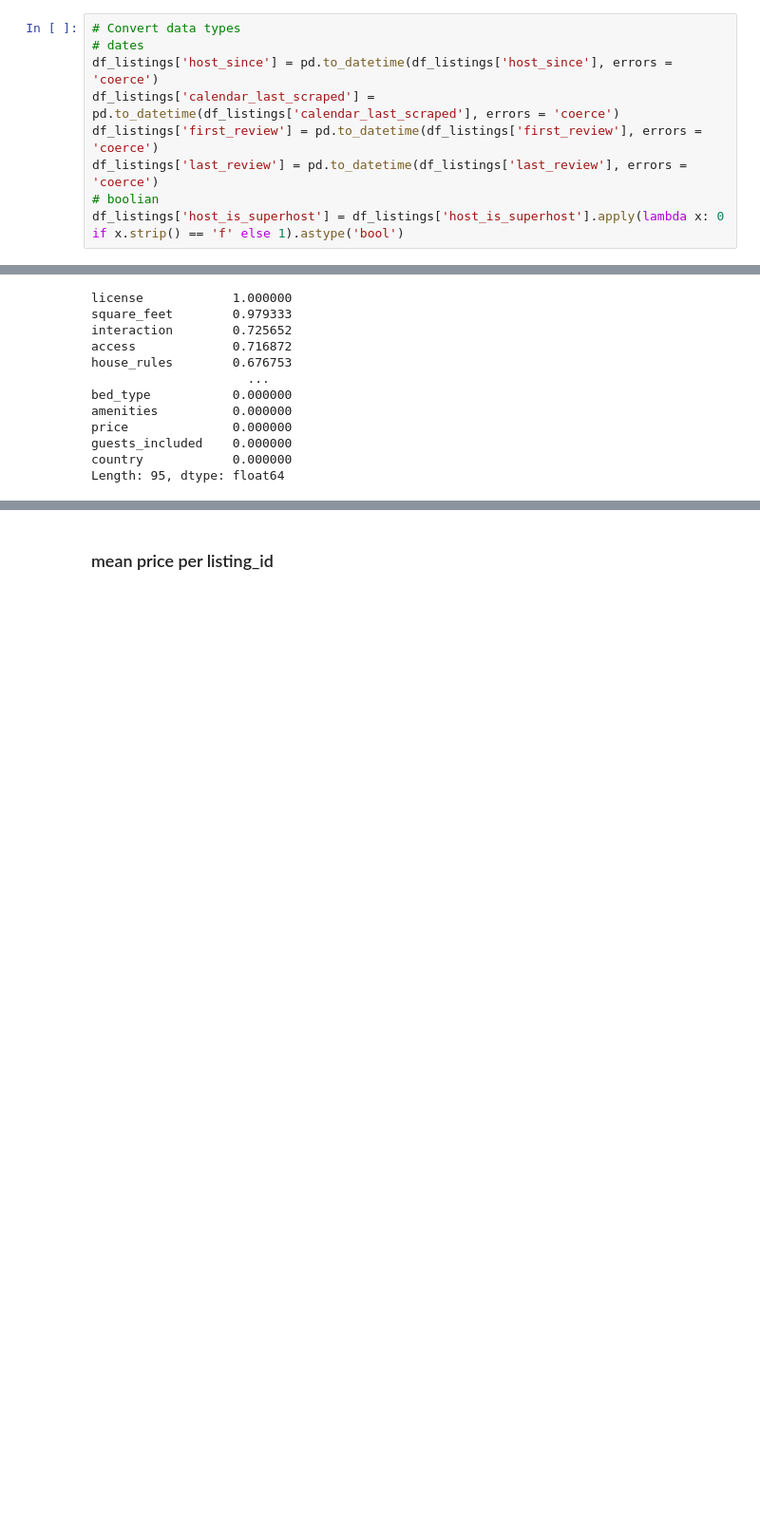
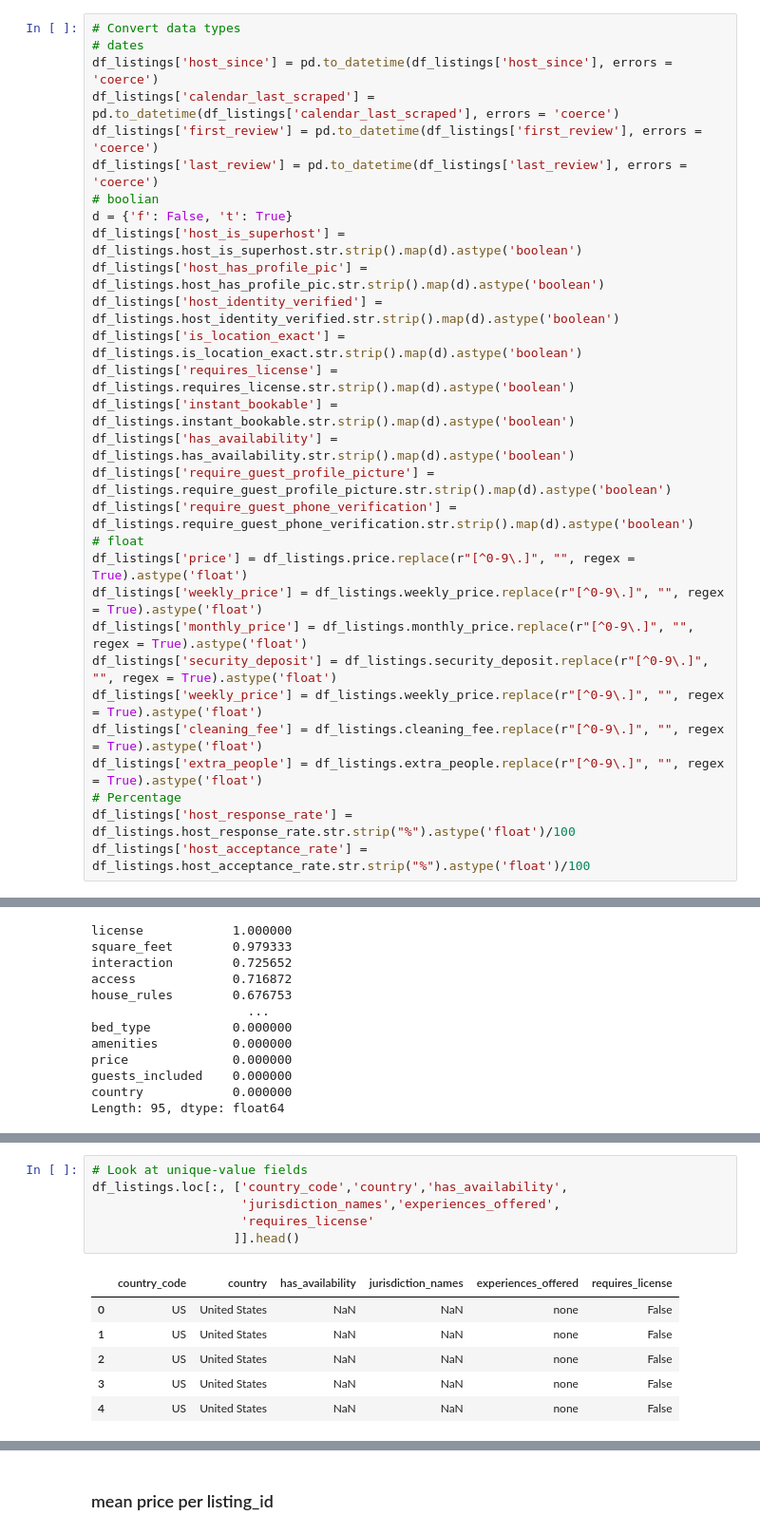
Before and after one commit to mdraws86/airbnb, a Jupyter notebook: Airbnb Analysis.ipynb, the cells around one changed output, grey strips where cells are left out. Shown at 95% size. Cells and saved outputs as stored; diff of their text form; blank space fills up the shorter version.

```diff
--- a/Airbnb Analysis.ipynb
+++ b/Airbnb Analysis.ipynb
@@ -165,7 +167,27 @@ df_listings['calendar_last_scraped'] = pd.to_datetime(df_listings['calendar_last
 df_listings['first_review'] = pd.to_datetime(df_listings['first_review'], errors = 'coerce')
 df_listings['last_review'] = pd.to_datetime(df_listings['last_review'], errors = 'coerce')
 # boolian
-df_listings['host_is_superhost'] = df_listings['host_is_superhost'].apply(lambda x: 0 if x.strip() == 'f' else 1).astype('bool')
+d = {'f': False, 't': True}
+df_listings['host_is_superhost'] = df_listings.host_is_superhost.str.strip().map(d).astype('boolean')
+df_listings['host_has_profile_pic'] = df_listings.host_has_profile_pic.str.strip().map(d).astype('boolean')
+df_listings['host_identity_verified'] = df_listings.host_identity_verified.str.strip().map(d).astype('boolean')
+df_listings['is_location_exact'] = df_listings.is_location_exact.str.strip().map(d).astype('boolean')
+df_listings['requires_license'] = df_listings.requires_license.str.strip().map(d).astype('boolean')
+df_listings['instant_bookable'] = df_listings.instant_bookable.str.strip().map(d).astype('boolean')
+df_listings['has_availability'] = df_listings.has_availability.str.strip().map(d).astype('boolean')
+df_listings['require_guest_profile_picture'] = df_listings.require_guest_profile_picture.str.strip().map(d).astype('boolean')
+df_listings['require_guest_phone_verification'] = df_listings.require_guest_phone_verification.str.strip().map(d).astype('boolean')
+# float
+df_listings['price'] = df_listings.price.replace(r"[^0-9\.]", "", regex = True).astype('float')
+df_listings['weekly_price'] = df_listings.weekly_price.replace(r"[^0-9\.]", "", regex = True).astype('float')
+df_listings['monthly_price'] = df_listings.monthly_price.replace(r"[^0-9\.]", "", regex = True).astype('float')
+df_listings['security_deposit'] = df_listings.security_deposit.replace(r"[^0-9\.]", "", regex = True).astype('float')
+df_listings['weekly_price'] = df_listings.weekly_price.replace(r"[^0-9\.]", "", regex = True).astype('float')
+df_listings['cleaning_fee'] = df_listings.cleaning_fee.replace(r"[^0-9\.]", "", regex = True).astype('float')
+df_listings['extra_people'] = df_listings.extra_people.replace(r"[^0-9\.]", "", regex = True).astype('float')
+# Percentage
+df_listings['host_response_rate'] = df_listings.host_response_rate.str.strip("%").astype('float')/100
+df_listings['host_acceptance_rate'] = df_listings.host_acceptance_rate.str.strip("%").astype('float')/100
 # %%
 # Percentage of missing values in listings
 df_listings.isna().mean().sort_values(ascending = False)
@@ -185,2 +218,15 @@ Length: 95, dtype: float64
+# %%
+# Look at unique-value fields
+df_listings.loc[:, ['country_code','country','has_availability',
+                    'jurisdiction_names','experiences_offered',
+                    'requires_license'
+                   ]].head()
+# %% [output]
+|  | country_code | country | has_availability | jurisdiction_names | experiences_offered | requires_license |
+| 0 | US | United States | NaN | NaN | none | False |
+| 1 | US | United States | NaN | NaN | none | False |
+| 2 | US | United States | NaN | NaN | none | False |
+| 3 | US | United States | NaN | NaN | none | False |
+| 4 | US | United States | NaN | NaN | none | False |
 # %%
 # First rows of listings
```
Also changed, not shown: parts of 14 cells of this notebook.
